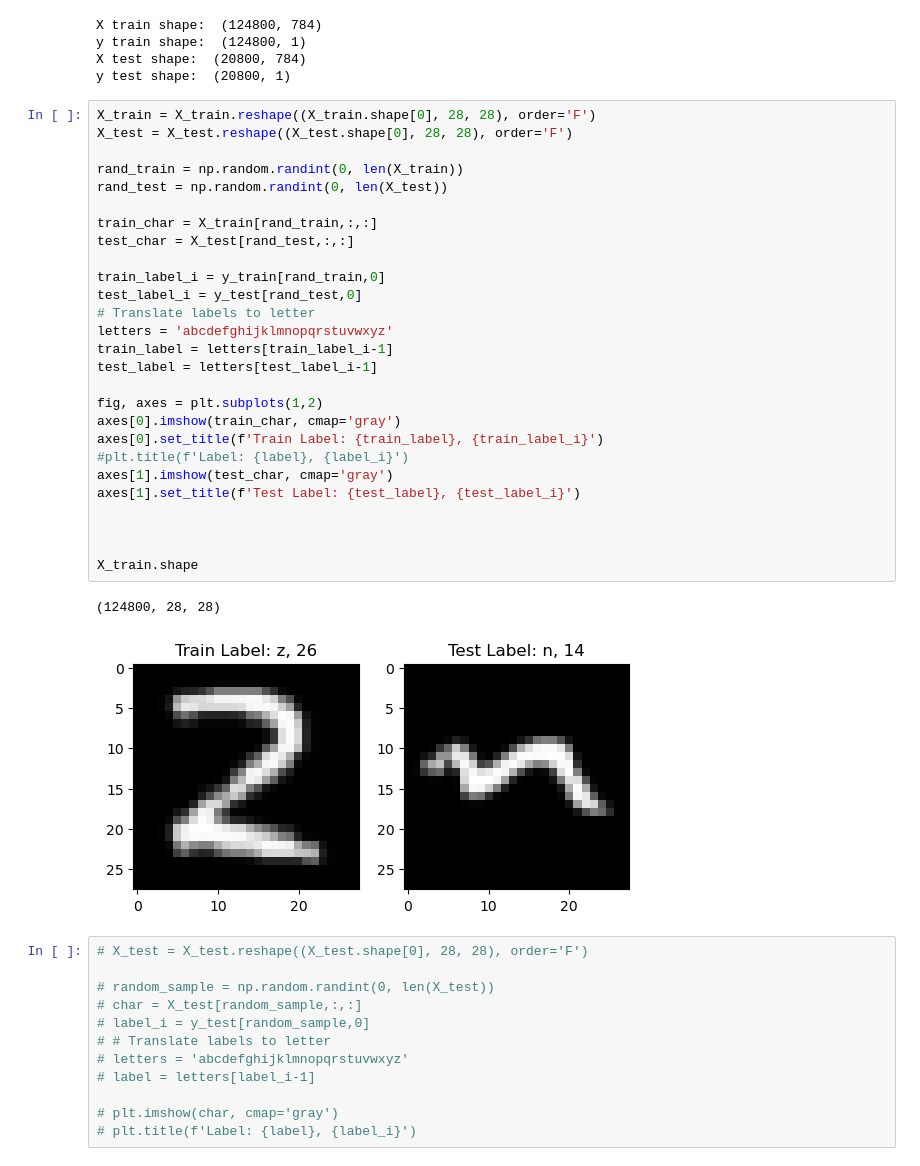
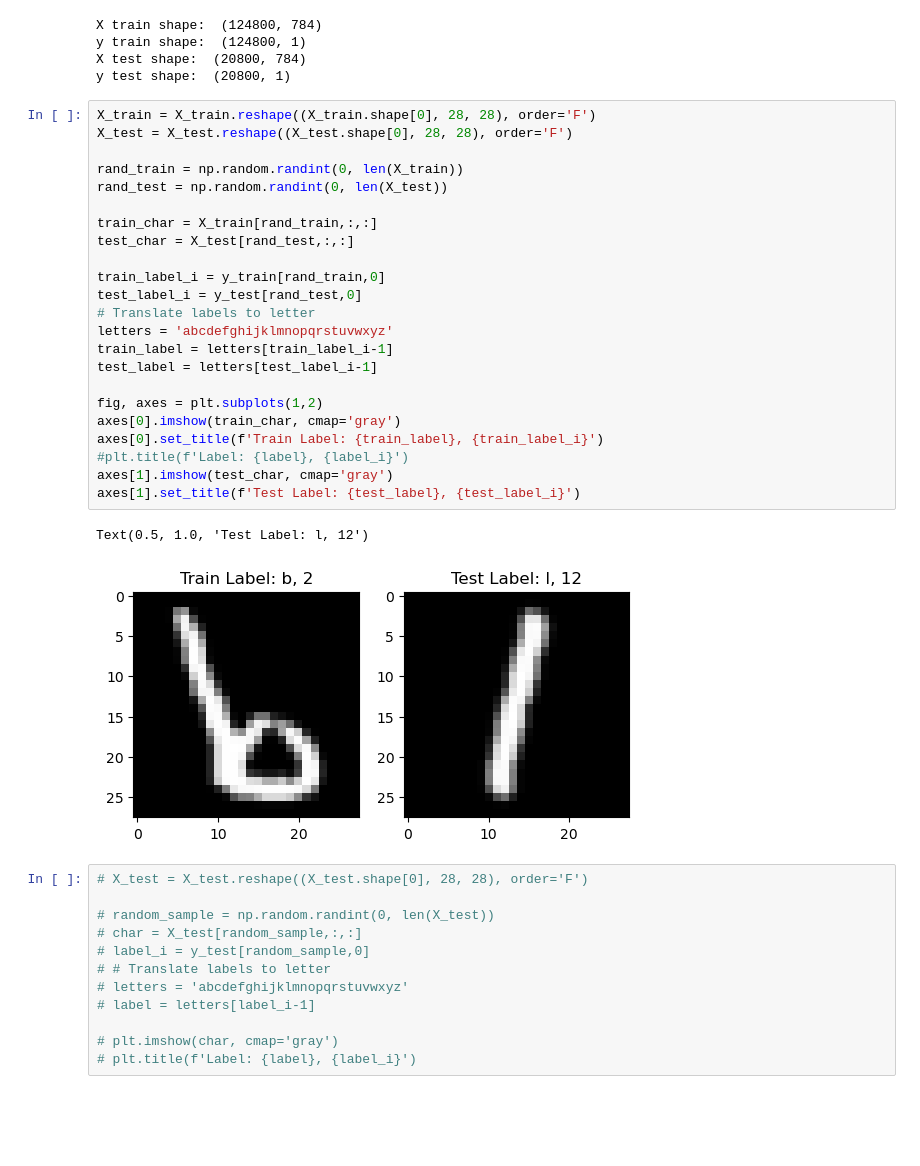
Before and after one commit to YuqinGuan/EITP40-finalProject, a Jupyter notebook: pre_training.ipynb, the cells around one changed output. Drawn from its saved outputs; the diff is of its cells as text; blank space fills up the shorter version.

```diff
--- a/pre_training.ipynb
+++ b/pre_training.ipynb
@@ -126,33 +123,29 @@ y test shape:  (20800, 1)
 # %%
 X_train = X_train.reshape((X_train.shape[0], 28, 28), order='F')
 X_test = X_test.reshape((X_test.shape[0], 28, 28), order='F')
 
 rand_train = np.random.randint(0, len(X_train))
 rand_test = np.random.randint(0, len(X_test))
 
 train_char = X_train[rand_train,:,:]
 test_char = X_test[rand_test,:,:]
 
 train_label_i = y_train[rand_train,0]
 test_label_i = y_test[rand_test,0]
 # Translate labels to letter
 letters = 'abcdefghijklmnopqrstuvwxyz'
 train_label = letters[train_label_i-1]
 test_label = letters[test_label_i-1]
 
 fig, axes = plt.subplots(1,2)
 axes[0].imshow(train_char, cmap='gray')
 axes[0].set_title(f'Train Label: {train_label}, {train_label_i}')
 #plt.title(f'Label: {label}, {label_i}')
 axes[1].imshow(test_char, cmap='gray')
 axes[1].set_title(f'Test Label: {test_label}, {test_label_i}')
-
-
-
-X_train.shape
 # %% [output]
-(124800, 28, 28)
+Text(0.5, 1.0, 'Test Label: l, 12')
-[figure, old version]
+[figure, new version]
 # %%
 # X_test = X_test.reshape((X_test.shape[0], 28, 28), order='F')
 
```
Also changed, not shown: parts of 14 cells of this notebook.
